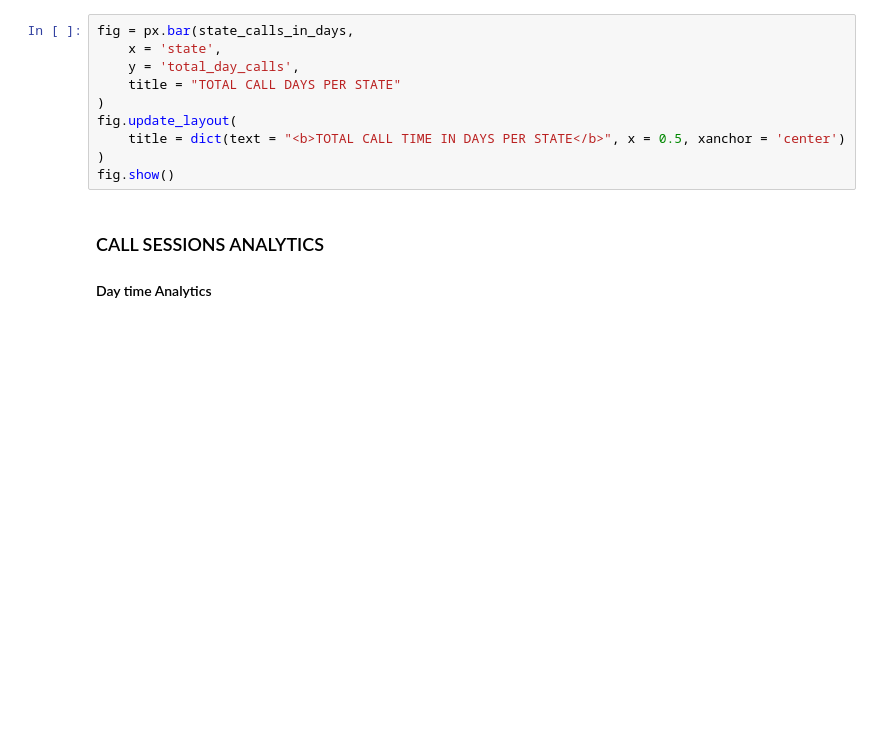
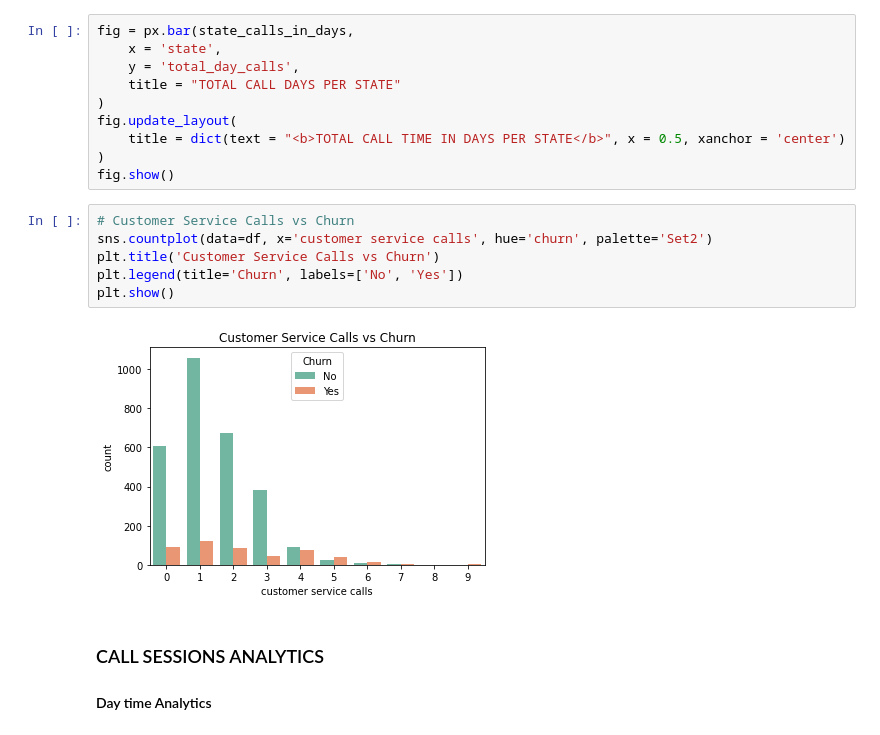
Before and after one commit to furaha-betty22/telco-customer-churn-forecasting, a Jupyter notebook: CHURN PROJECT.ipynb, the cells around one changed output. Drawn from its saved outputs; the diff is of its cells as text; blank space fills up the shorter version.

```diff
--- a/CHURN PROJECT.ipynb
+++ b/CHURN PROJECT.ipynb
@@ -269,6 +277,14 @@ fig.update_layout(
     title = dict(text = "<b>TOTAL CALL TIME IN DAYS PER STATE</b>", x = 0.5, xanchor = 'center')
 )
 fig.show()
+# %%
+# Customer Service Calls vs Churn
+sns.countplot(data=df, x='customer service calls', hue='churn', palette='Set2')
+plt.title('Customer Service Calls vs Churn')
+plt.legend(title='Churn', labels=['No', 'Yes'])
+plt.show()
+# %% [output]
+[figure, added]
 # %% [markdown]
 ### CALL SESSIONS ANALYTICS
 #### Day time Analytics
```
Also changed, not shown: parts of 8 cells of this notebook.
